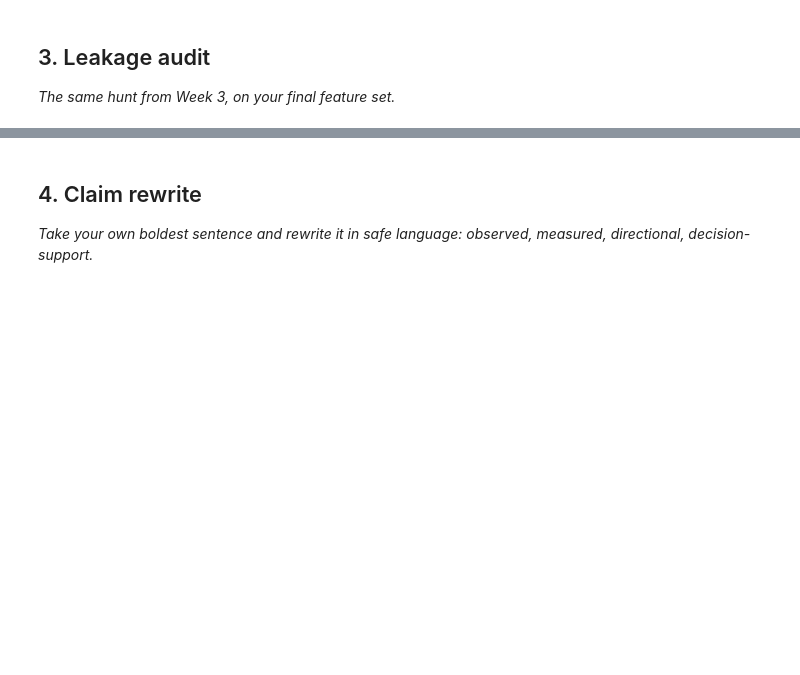
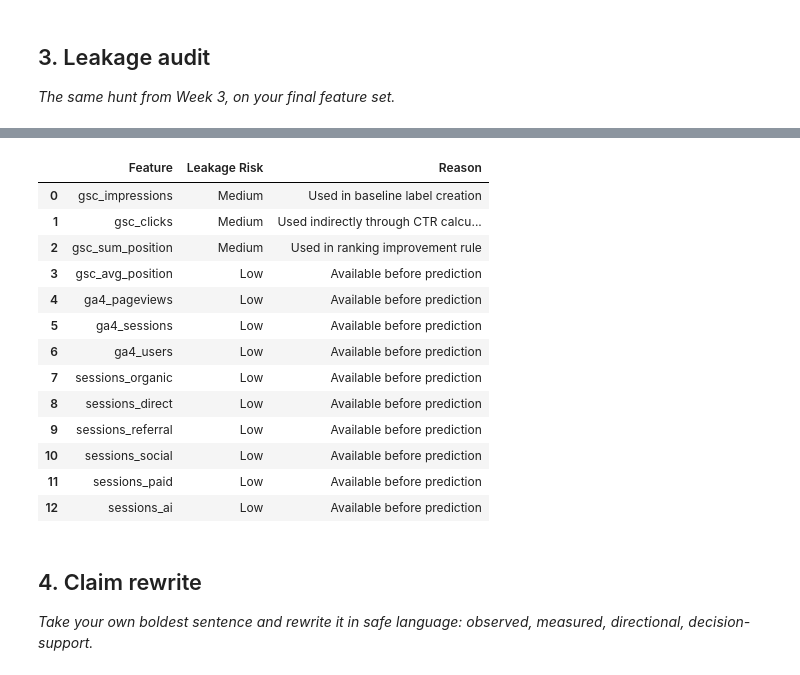
Before and after one commit to jawad66108/flyrank_ML_internship, a Jupyter notebook: work/notebooks/w06_validation_audit.ipynb, the cells around one changed output, grey strips where cells are left out. Cells and saved outputs as stored; diff of their text form; code cells hidden in the pictures; blank space fills up the shorter version.

```diff
--- a/work/notebooks/w06_validation_audit.ipynb
+++ b/work/notebooks/w06_validation_audit.ipynb
@@ -17,3 +91,19 @@ This skeleton is yours to fill. Work the sections **in order** — each one has
 ## 2. My model under an honest split (before/after)
 
 *Re-run your Week-5 model under a grouped or time-aware split. Show both numbers.*
+# %%
+features = [
+    "gsc_impressions",
+    "gsc_clicks",
+    "gsc_sum_position",
+    "gsc_avg_position",
+    "ga4_pageviews",
+    "ga4_sessions",
+    "ga4_users",
+    "sessions_organic",
+    "sessions_direct",
+    "sessions_referral",
+    "sessions_social",
+    "sessions_paid",
+    "sessions_ai"
+]
@@ -30,3 +198,58 @@ This skeleton is yours to fill. Work the sections **in order** — each one has
+# %%
+# This cell is for CODE (numbers, a query, a check).
+# Write your text answer in the cell ABOVE this one — typing sentences here breaks Run All.
+# Leakage audit table
+
+leakage_audit = pd.DataFrame({
+    "Feature": features,
+    "Leakage Risk": [
+        "Medium",
+        "Medium",
+        "Medium",
+        "Low",
+        "Low",
+        "Low",
+        "Low",
+        "Low",
+        "Low",
+        "Low",
+        "Low",
+        "Low",
+        "Low"
+    ],
+    "Reason": [
+        "Used in baseline label creation",
+        "Used indirectly through CTR calculation",
+        "Used in ranking improvement rule",
+        "Available before prediction",
+        "Available before prediction",
+        "Available before prediction",
+        "Available before prediction",
+        "Available before prediction",
+        "Available before prediction",
+        "Available before prediction",
+        "Available before prediction",
+        "Available before prediction",
+        "Available before prediction"
+    ]
+})
+
+leakage_audit
+# %% [output]
+|  | Feature | Leakage Risk | Reason |
+| 0 | gsc_impressions | Medium | Used in baseline label creation |
+| 1 | gsc_clicks | Medium | Used indirectly through CTR calcu... |
+| 2 | gsc_sum_position | Medium | Used in ranking improvement rule |
+| 3 | gsc_avg_position | Low | Available before prediction |
+| 4 | ga4_pageviews | Low | Available before prediction |
+| 5 | ga4_sessions | Low | Available before prediction |
+| 6 | ga4_users | Low | Available before prediction |
+| 7 | sessions_organic | Low | Available before prediction |
+| 8 | sessions_direct | Low | Available before prediction |
+| 9 | sessions_referral | Low | Available before prediction |
+| 10 | sessions_social | Low | Available before prediction |
+| 11 | sessions_paid | Low | Available before prediction |
+| 12 | sessions_ai | Low | Available before prediction |
 # %% [markdown]
 ## 4. Claim rewrite
 
```
Also changed, not shown: parts of 11 cells of this notebook.
